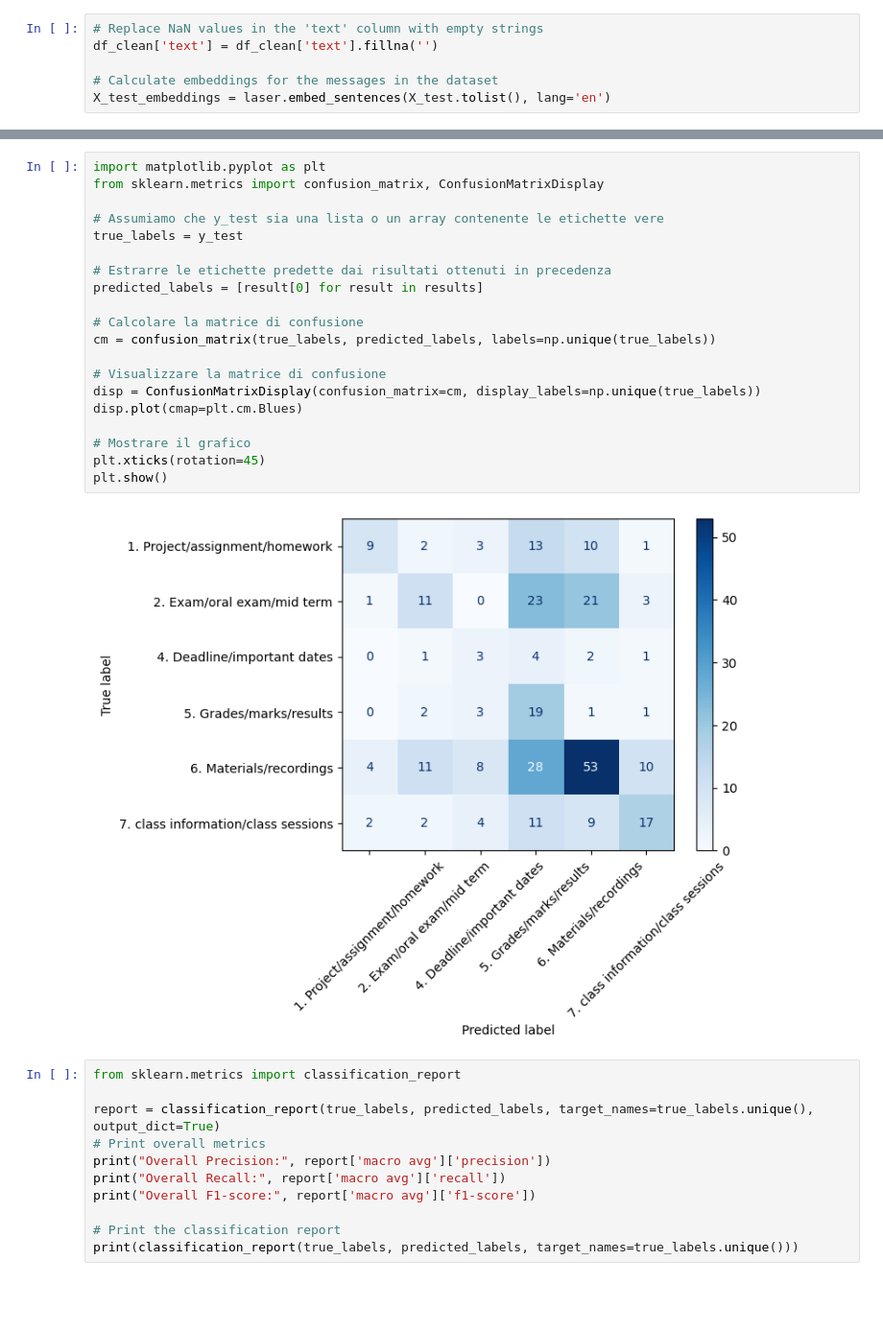
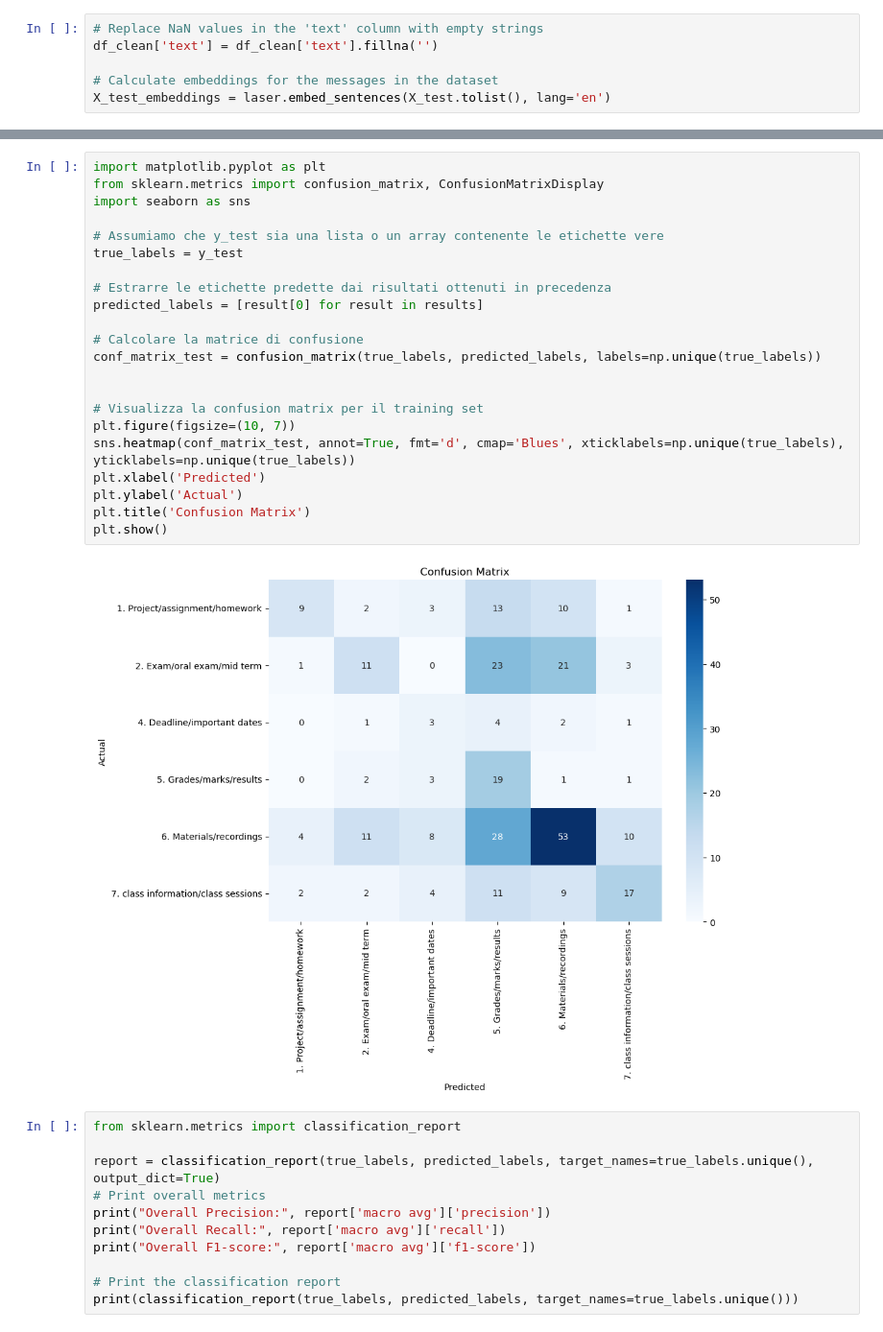
Before and after one commit to amirmosio/telegram-event-detection, a Jupyter notebook: cosine_similarities_works/cos_sim_topic_classification.ipynb, the cells around one changed output, grey strips where cells are left out. Shown at 96% size. Drawn from its saved outputs; the diff is of its cells as text; blank space fills up the shorter version.

```diff
--- a/cosine_similarities_works/cos_sim_topic_classification.ipynb
+++ b/cosine_similarities_works/cos_sim_topic_classification.ipynb
@@ -230,25 +255,27 @@ Similarities: {'1. Project/assignment/homework': 0.53036773, '2. Exam/oral exam/
 # %%
 import matplotlib.pyplot as plt
 from sklearn.metrics import confusion_matrix, ConfusionMatrixDisplay
+import seaborn as sns
 
 # Assumiamo che y_test sia una lista o un array contenente le etichette vere
 true_labels = y_test
 
 # Estrarre le etichette predette dai risultati ottenuti in precedenza
 predicted_labels = [result[0] for result in results]
 
 # Calcolare la matrice di confusione
-cm = confusion_matrix(true_labels, predicted_labels, labels=np.unique(true_labels))
+conf_matrix_test = confusion_matrix(true_labels, predicted_labels, labels=np.unique(true_labels))
 
-# Visualizzare la matrice di confusione
-disp = ConfusionMatrixDisplay(confusion_matrix=cm, display_labels=np.unique(true_labels))
-disp.plot(cmap=plt.cm.Blues)
 
-# Mostrare il grafico
-plt.xticks(rotation=45)
+# Visualizza la confusion matrix per il training set
+plt.figure(figsize=(10, 7))
+sns.heatmap(conf_matrix_test, annot=True, fmt='d', cmap='Blues', xticklabels=np.unique(true_labels), yticklabels=np.unique(true_labels))
+plt.xlabel('Predicted')
+plt.ylabel('Actual')
+plt.title('Confusion Matrix')
 plt.show()
 # %% [output]
-[figure, old version]
+[figure, new version]
 # %%
 from sklearn.metrics import classification_report
 
```
Also changed, not shown: parts of 2 cells of this notebook, 2 other files.
